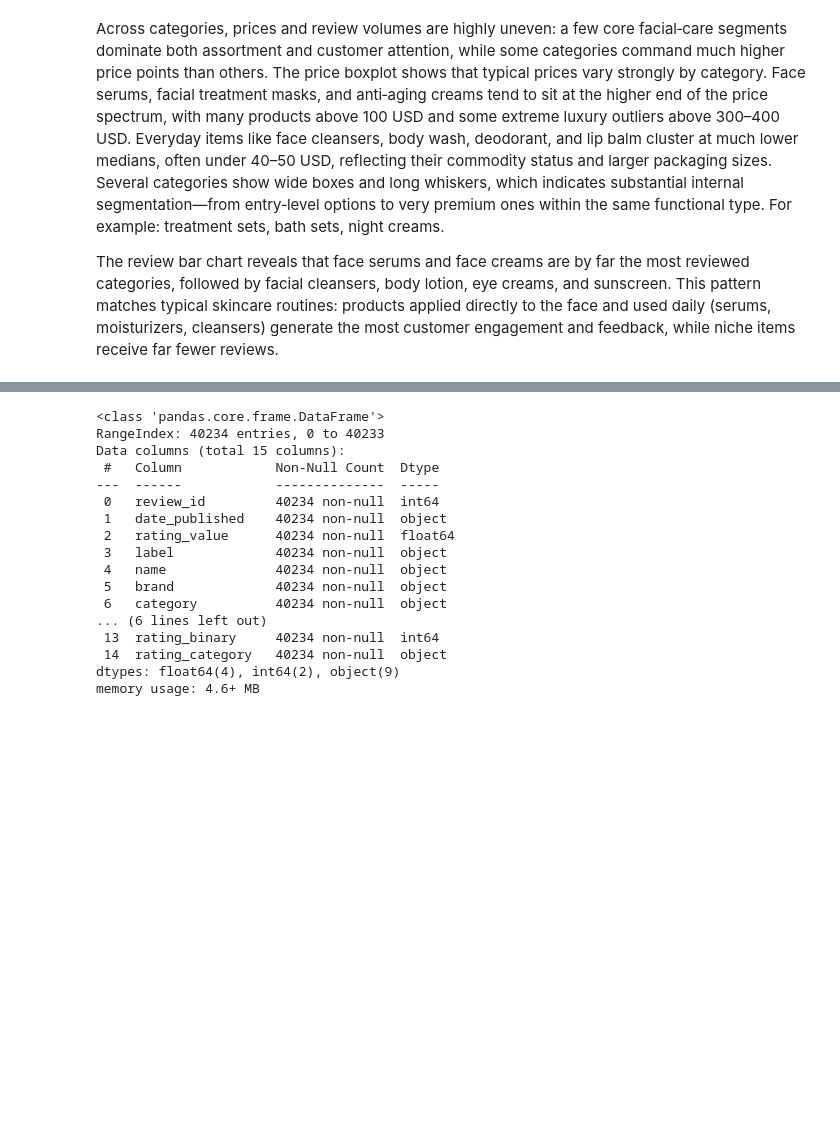
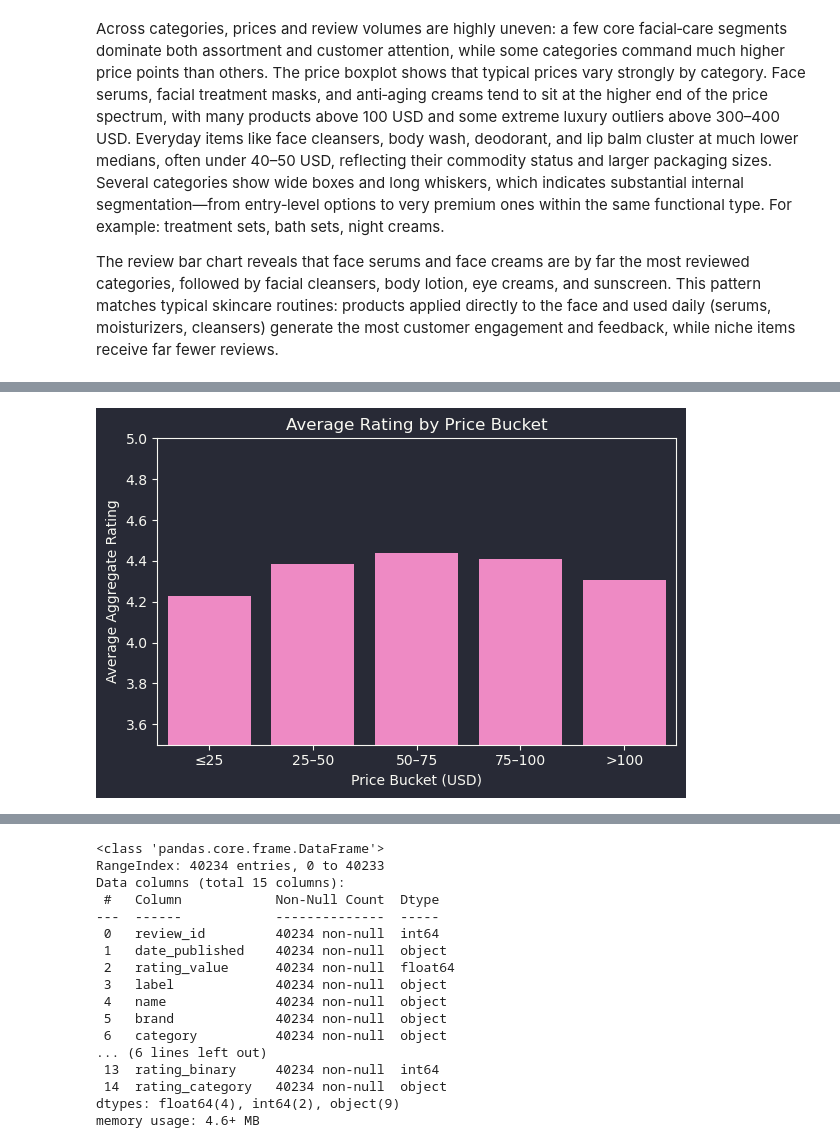
Before and after one commit to Weronikaa2001/Text-Mining-and-Social-Media-Mining-Sephora-Skincare-Reviews, a Jupyter notebook: Martyniuk_Madro_Sephora_Project.ipynb, the cells around one changed output, grey strips where cells are left out. Cells and saved outputs as stored; diff of their text form; code cells hidden in the pictures; blank space fills up the shorter version.

```diff
--- a/Martyniuk_Madro_Sephora_Project.ipynb
+++ b/Martyniuk_Madro_Sephora_Project.ipynb
@@ -838,0 +848,17 @@ The review bar chart reveals that face serums and face creams are by far the mos
+# %%
+# Price buckets at product level
+bins = [0, 25, 50, 75, 100, df['price'].max()]
+labels = ['≤25', '25–50', '50–75', '75–100', '>100']
+product_stats['price_bucket'] = pd.cut(product_stats['price'], bins=bins, labels=labels)
+price_bucket_stats = product_stats.groupby('price_bucket')['agg_rating'].mean().reset_index()
+
+plt.figure(figsize=(6, 4))
+sns.barplot(data=price_bucket_stats, x='price_bucket', y='agg_rating', color='#ff79c6')
+plt.ylabel('Average Aggregate Rating')
+plt.xlabel('Price Bucket (USD)')
+plt.ylim(3.5, 5.0)
+plt.title('Average Rating by Price Bucket')
+plt.tight_layout()
+plt.show()
+# %% [output]
+[figure, added]
```
Also changed, not shown: parts of 2 cells of this notebook.
